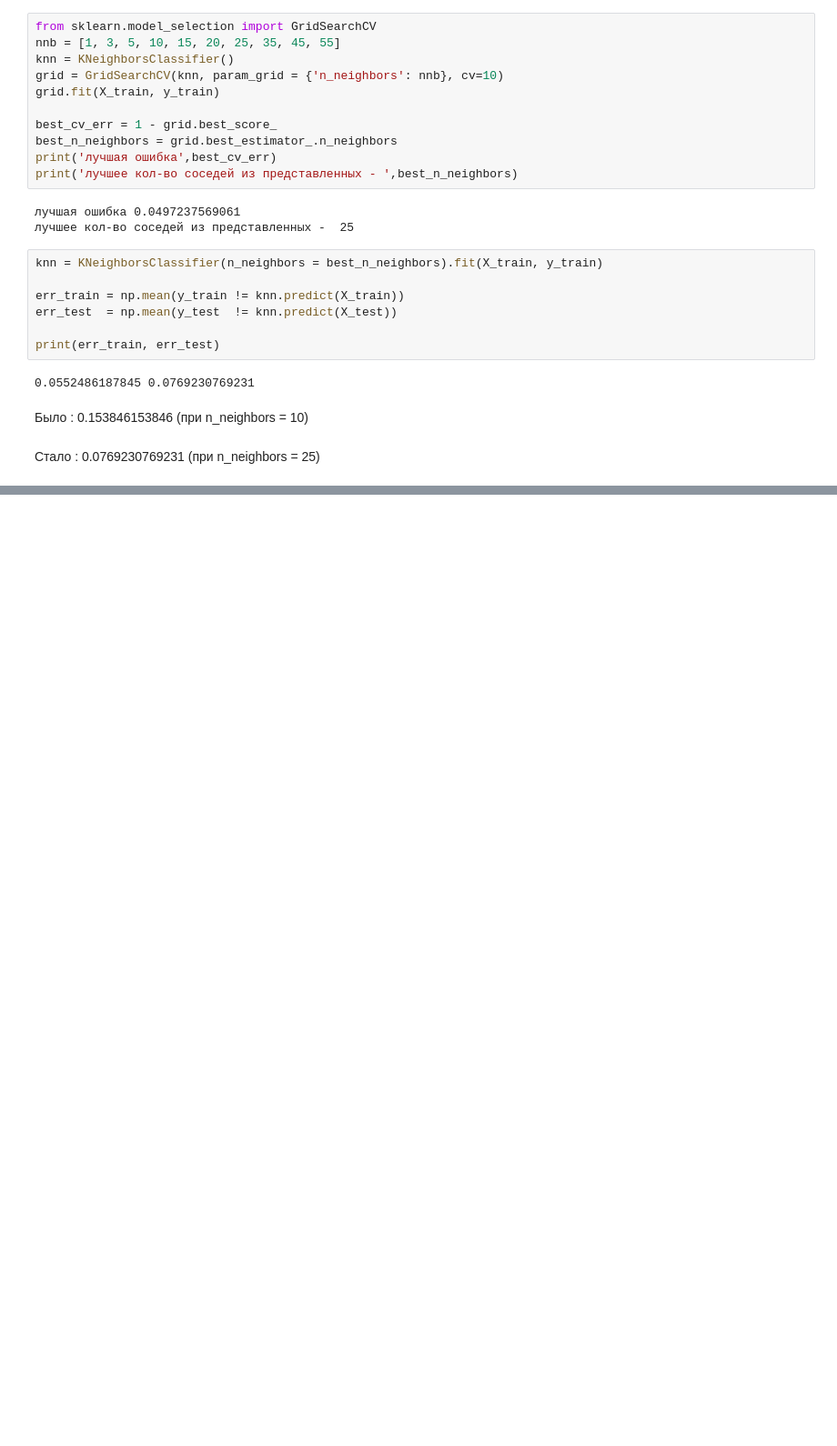
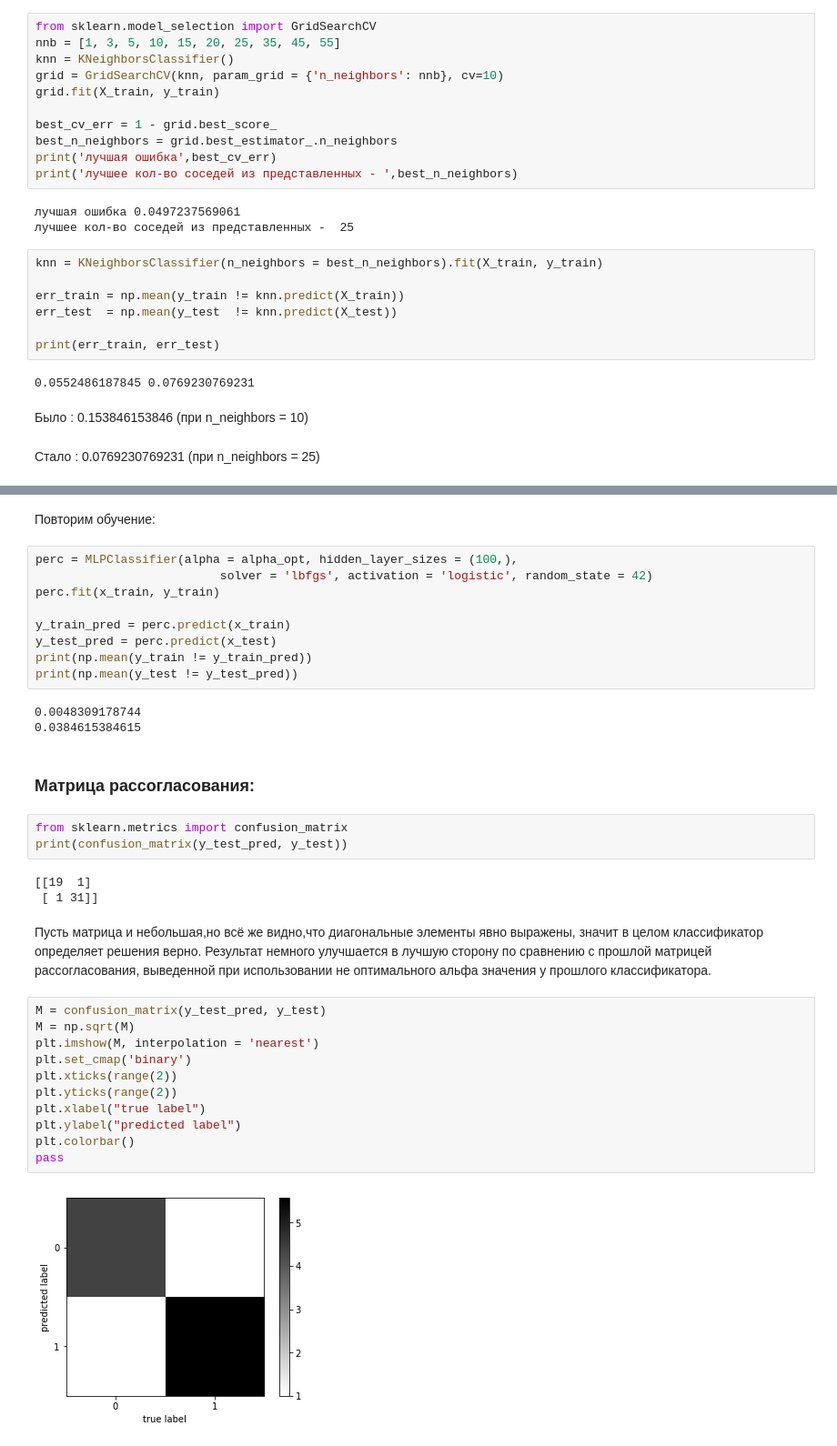
Before and after one commit to AndrewSmrnv/MachineLearing, a Jupyter notebook: NBA.ipynb, the cells around one changed output, grey strips where cells are left out. Shown at 91% size. Saved outputs shown, nothing was run; the diff lists cells and outputs as text; blank space fills up the shorter version.

```diff
--- a/NBA.ipynb
+++ b/NBA.ipynb
@@ -576,0 +748,38 @@ print(err_train, err_test)
+# %% [markdown]
+Повторим обучение:
+# %%
+perc = MLPClassifier(alpha = alpha_opt, hidden_layer_sizes = (100,),
+                          solver = 'lbfgs', activation = 'logistic', random_state = 42)
+perc.fit(x_train, y_train)
+
+y_train_pred = perc.predict(x_train)
+y_test_pred = perc.predict(x_test)
+print(np.mean(y_train != y_train_pred))
+print(np.mean(y_test != y_test_pred))
+# %% [output]
+0.0048309178744
+0.0384615384615
+# %% [markdown]
+###  Матрица рассогласования:
+# %%
+from sklearn.metrics import confusion_matrix
+print(confusion_matrix(y_test_pred, y_test))
+# %% [output]
+[[19  1]
+ [ 1 31]]
+# %% [markdown]
+Пусть матрица и небольшая,но всё же видно,что диагональные элементы явно выражены, значит в целом классификатор определяет решения верно.
+Результат немного улучшается в лучшую сторону по сравнению с прошлой матрицей рассогласования, выведенной при использовании не оптимального альфа значения у прошлого классификатора.
+# %%
+M = confusion_matrix(y_test_pred, y_test)
+M = np.sqrt(M)
+plt.imshow(M, interpolation = 'nearest')
+plt.set_cmap('binary')
+plt.xticks(range(2))
+plt.yticks(range(2))
+plt.xlabel("true label")
+plt.ylabel("predicted label")
+plt.colorbar()
+pass
+# %% [output]
+[figure, added]
```
Also changed, not shown: parts of 97 cells of this notebook.
